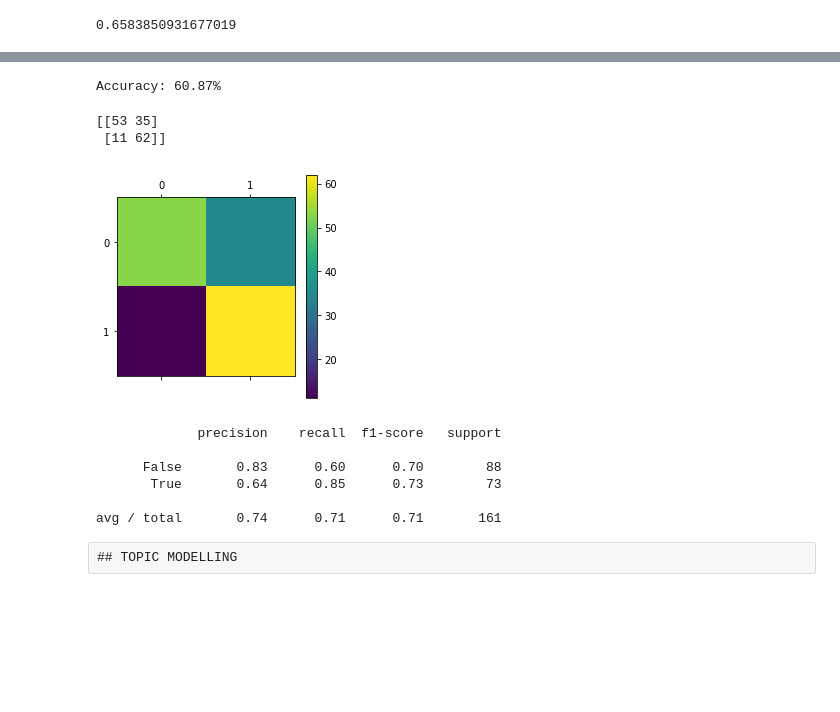
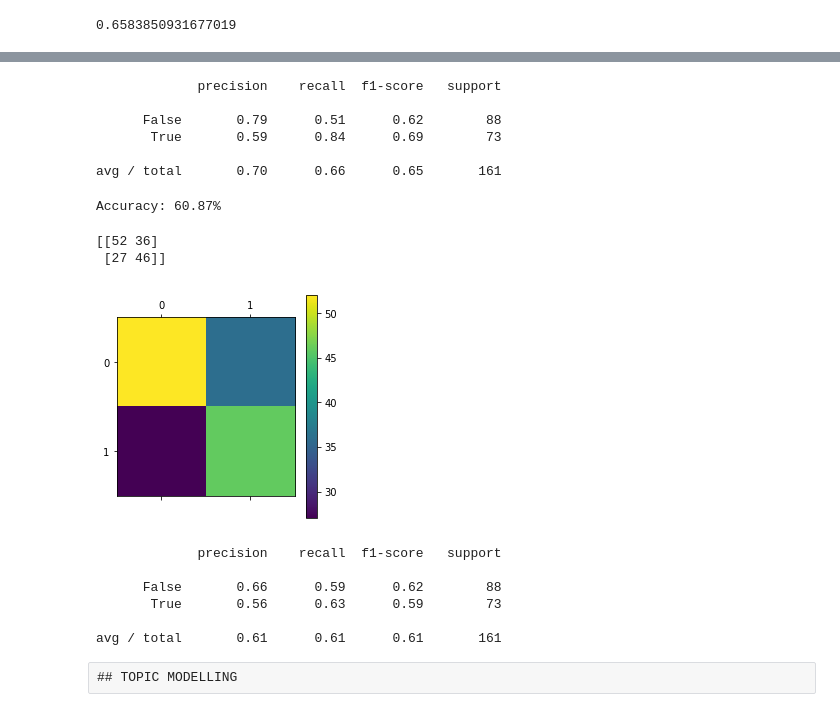
Before and after one commit to nguyenvo09/fake_news_detection_deep_learning, a Jupyter notebook: classify.ipynb, the cells around one changed output, grey strips where cells are left out. Drawn from its saved outputs; the diff is of its cells as text; code cells hidden in the pictures; blank space fills up the shorter version.

Commit message:
confusion matrices added with f1-scores

```diff
--- a/classify.ipynb
+++ b/classify.ipynb
@@ -95,3 +149,12 @@ clf.score(test_features,test_labels)
+# %%
+print(classification_report(test_labels, pred))
+# %% [output]
+             precision    recall  f1-score   support
+
+      False       0.79      0.51      0.62        88
+       True       0.59      0.84      0.69        73
+
+avg / total       0.70      0.66      0.65       161
 # %%
 model = XGBClassifier()
 model.fit(train_features, train_labels)
@@ -102,26 +165,26 @@ print("Accuracy: %.2f%%" % (accuracy * 100.0))
 # %% [output]
 Accuracy: 60.87%
 # %%
-pred = mnb.predict(test_features)
+pred = model.predict(test_features)
 labels = ['x', 'y']
 cm = confusion_matrix(test_labels, pred)
 print(cm)
 plt.matshow(cm)
 plt.colorbar()
 plt.show()
 # %% [output]
-[[53 35]
- [11 62]]
+[[52 36]
+ [27 46]]
-[figure, old version]
+[figure, new version]
 # %%
 print(classification_report(test_labels, pred))
 # %% [output]
              precision    recall  f1-score   support
 
-      False       0.83      0.60      0.70        88
-       True       0.64      0.85      0.73        73
+      False       0.66      0.59      0.62        88
+       True       0.56      0.63      0.59        73
 
-avg / total       0.74      0.71      0.71       161
+avg / total       0.61      0.61      0.61       161
 # %% [raw]
 ## TOPIC MODELLING
 # %%
```
Also changed, not shown: parts of 6 cells of this notebook.
